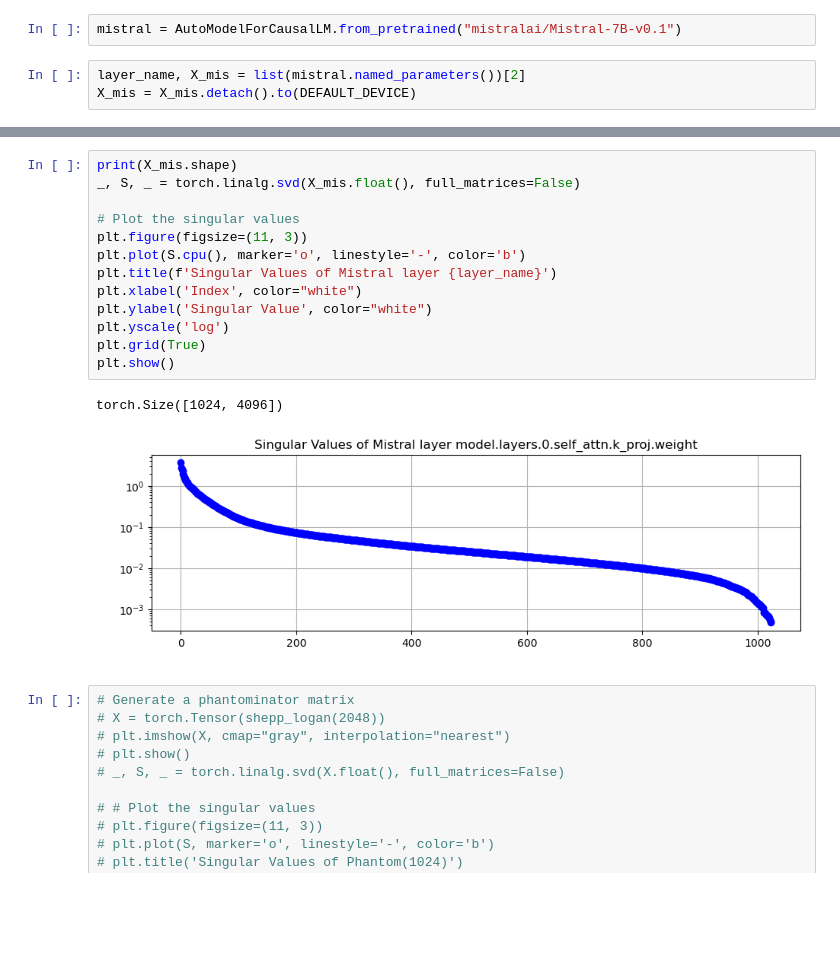
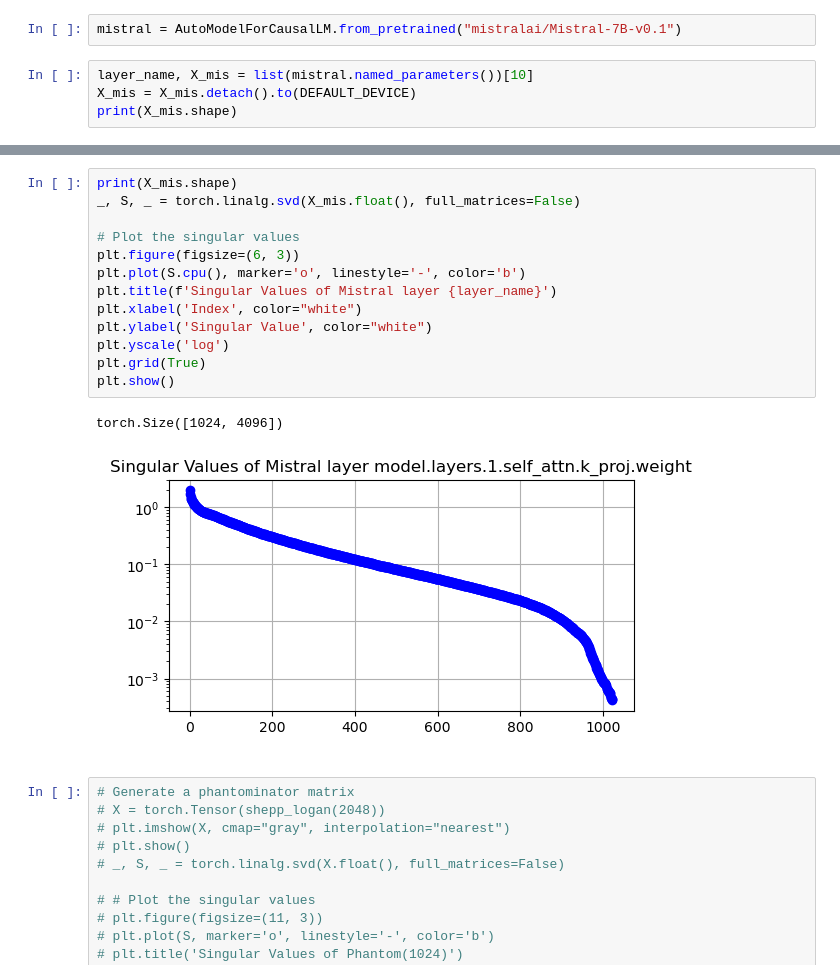
Before and after one commit to pilancilab/caldera, a Jupyter notebook: naomi/notebooks/mixed_lplr.ipynb, the cells around one changed output, grey strips where cells are left out. Cells and saved outputs as stored; diff of their text form; blank space fills up the shorter version.

```diff
--- a/naomi/notebooks/mixed_lplr.ipynb
+++ b/naomi/notebooks/mixed_lplr.ipynb
@@ -54,5 +54,6 @@ DEFAULT_DEVICE = "cuda:2"
 # %%
 mistral = AutoModelForCausalLM.from_pretrained("mistralai/Mistral-7B-v0.1")
 # %%
-layer_name, X_mis = list(mistral.named_parameters())[2]
+layer_name, X_mis = list(mistral.named_parameters())[10]
 X_mis = X_mis.detach().to(DEFAULT_DEVICE)
+print(X_mis.shape)
@@ -59,19 +74,19 @@ X_mis = X_mis.detach().to(DEFAULT_DEVICE)
 # %%
 print(X_mis.shape)
 _, S, _ = torch.linalg.svd(X_mis.float(), full_matrices=False)
 
 # Plot the singular values
-plt.figure(figsize=(11, 3))
+plt.figure(figsize=(6, 3))
 plt.plot(S.cpu(), marker='o', linestyle='-', color='b')
 plt.title(f'Singular Values of Mistral layer {layer_name}')
 plt.xlabel('Index', color="white")
 plt.ylabel('Singular Value', color="white")
 plt.yscale('log')
 plt.grid(True)
 plt.show()
 # %% [output]
 torch.Size([1024, 4096])
-[figure, old version]
+[figure, new version]
 # %%
 # Generate a phantominator matrix
 # X = torch.Tensor(shepp_logan(2048))
```
Also changed, not shown: parts of 6 cells of this notebook, 1 other file.
